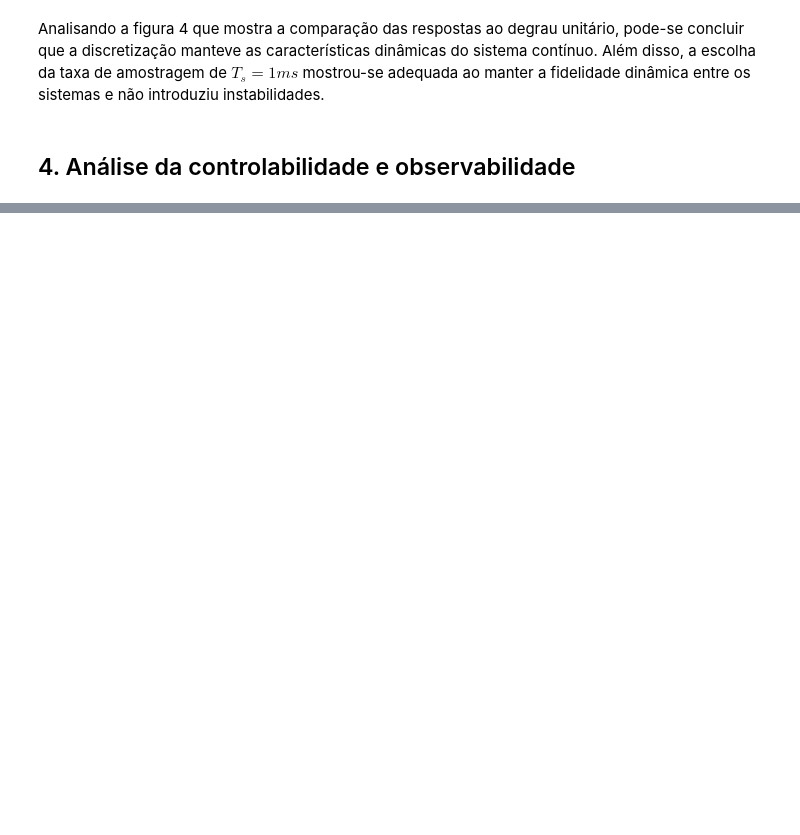
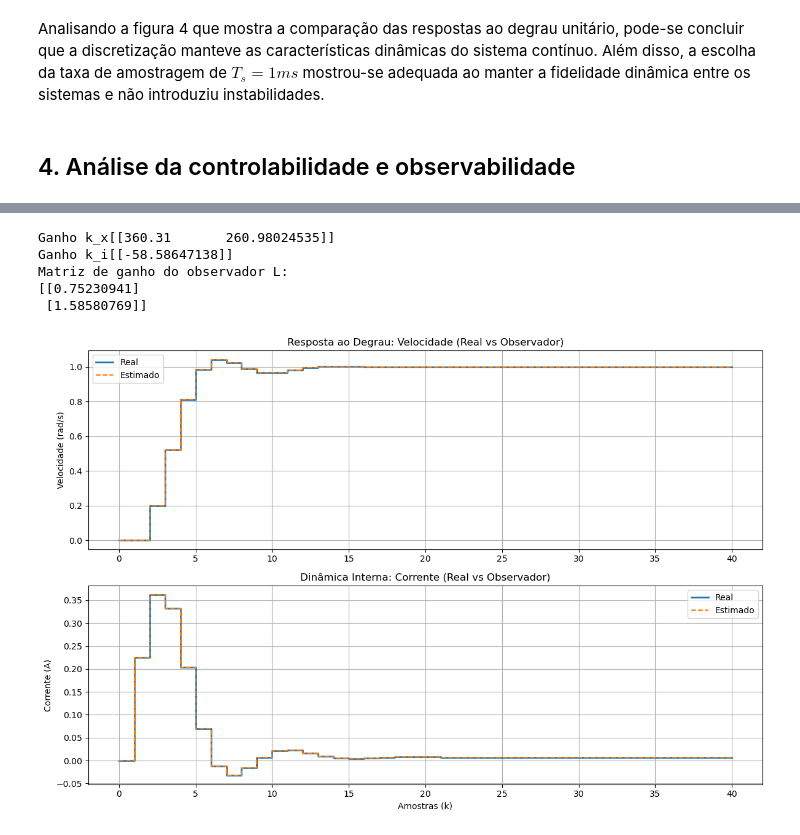
Before and after one commit to PHM-araujo/DCC-motor-control, a Jupyter notebook: relatorio.ipynb, the cells around one changed output, grey strips where cells are left out. Drawn from its saved outputs; the diff is of its cells as text; code cells hidden in the pictures; blank space fills up the shorter version.

```diff
--- a/relatorio.ipynb
+++ b/relatorio.ipynb
@@ -639,0 +810,79 @@ Logo, de forma análoga para o caso da controlabilidade a matriz de observabilid
+# %%
+polos_observador = np.array([0.2 + 0.2j, 0.2 - 0.2j])
+K_x = K_aum[:, :2]  # Ganhos para os estados da planta
+K_i = K_aum[:, 2:]  # Ganho do integrador
+
+print(f"Ganho k_x{K_x}")
+print(f"Ganho k_i{K_i}")
+
+# Cálculo do ganho L
+L = ct.place(Ad.T, Cd.T, polos_observador).T
+
+print(f"Matriz de ganho do observador L: \n{L}")
+
+# --- Construindo a Matriz A Grande (5x5) ---
+# Linha 1: Planta
+row1 = np.hstack((Ad, -Bd_controle @ K_i, -Bd_controle @ K_x))
+# Linha 2: Integrador
+row2 = np.hstack((-Cd, [[1]], np.zeros((1, 2))))
+# Linha 3: Observador
+row3 = np.hstack((L @ Cd, -Bd_controle @ K_i, Ad - Bd_controle @ K_x - L @ Cd))
+
+A_big = np.vstack((row1, row2, row3))
+
+# --- Construindo a Matriz B Grande (5x1) ---
+# A entrada é apenas a Referência (r)
+# Planta: 0, Integrador: 1, Observador: 0
+B_big = np.array([[0], [0], [1], [0], [0]])
+
+# --- Construindo a Matriz C Grande ---
+# Queremos ver: [Velocidade Real, Velocidade Estimada, Corrente Real, Corrente Estimada]
+# x = [ia, w, xi, ia_est, w_est]
+C_big = np.array([
+    [0, 1, 0, 0, 0], # y1: Velocidade Real
+    [0, 0, 0, 0, 1], # y2: Velocidade Estimada
+    [1, 0, 0, 0, 0], # y3: Corrente Real
+    [0, 0, 0, 1, 0]  # y4: Corrente Estimada
+])
+
+D_big = np.zeros((4, 1))
+
+# --- 4. Criando o Sistema e Simulando ---
+sys_completo = ct.StateSpace(A_big, B_big, C_big, D_big, dt=1)
+
+# Simulação de Degrau
+t, y = ct.step_response(sys_completo, T=40)
+
+y = np.squeeze(y)
+
+# --- 5. Plotagem ---
+plt.figure(figsize=(12, 8))
+
+# Subplot Velocidade
+plt.subplot(2, 1, 1)
+plt.step(t, y[0], label='Real', linewidth=2)      # Linha 0 do C_big
+plt.step(t, y[1], '--', label='Estimado')         # Linha 1 do C_big
+plt.title('Resposta ao Degrau: Velocidade (Real vs Observador)')
+plt.ylabel('Velocidade (rad/s)')
+plt.legend()
+plt.grid(True)
+
+# Subplot Corrente
+plt.subplot(2, 1, 2)
+plt.step(t, y[2], label='Real', linewidth=2)      # Linha 2 do C_big
+plt.step(t, y[3], '--', label='Estimado')         # Linha 3 do C_big
+plt.title('Dinâmica Interna: Corrente (Real vs Observador)')
+plt.ylabel('Corrente (A)')
+plt.xlabel('Amostras (k)')
+plt.legend()
+plt.grid(True)
+
+plt.tight_layout()
+plt.show()
+# %% [output]
+Ganho k_x[[360.31       260.98024535]]
+Ganho k_i[[-58.58647138]]
+Matriz de ganho do observador L:
+[[0.75230941]
+ [1.58580769]]
+[figure, added]
```
Also changed, not shown: parts of 24 cells of this notebook, 1 other file.
